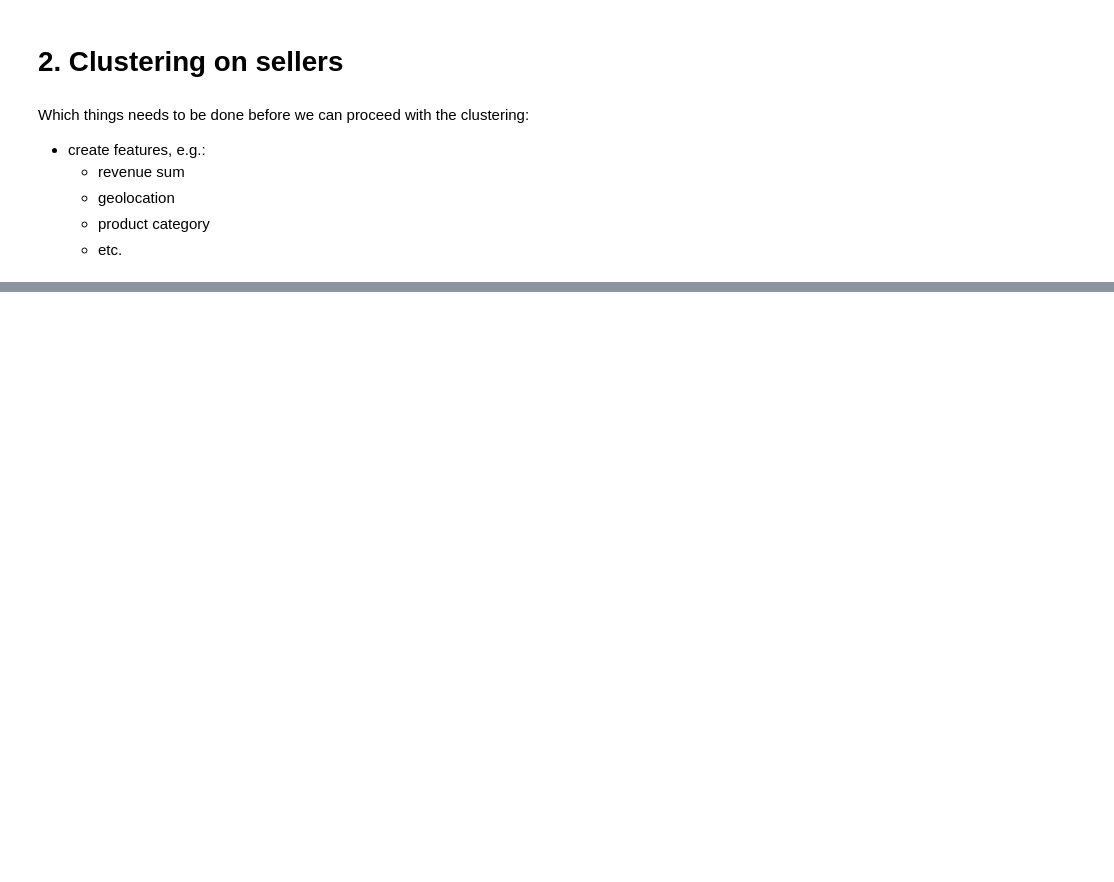
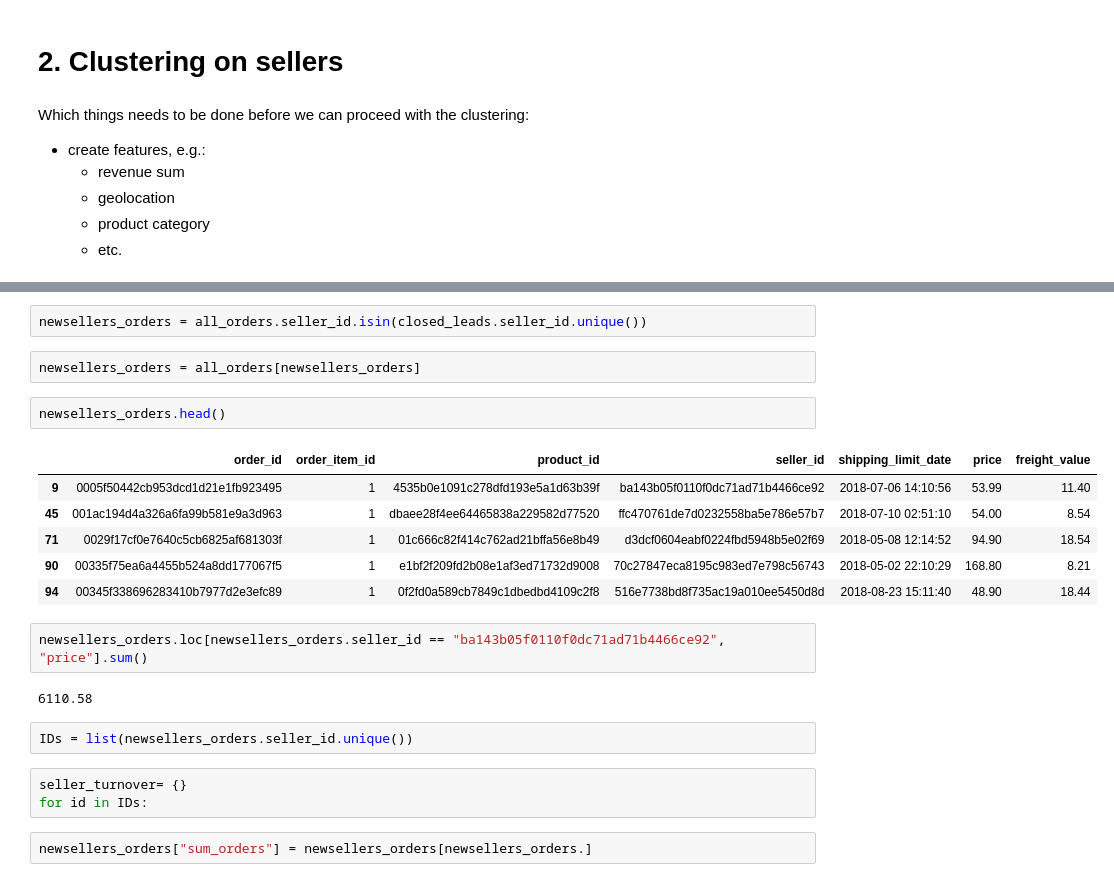
Before and after one commit to MotzWanted/Business_Analytics_Olist, a Jupyter notebook: phase1/Sellers joining the platform.ipynb, the cells around one changed output, grey strips where cells are left out. Drawn from its saved outputs; the diff is of its cells as text; blank space fills up the shorter version.

```diff
--- a/phase1/Sellers joining the platform.ipynb
+++ b/phase1/Sellers joining the platform.ipynb
@@ -392,0 +562,24 @@ Which things needs to be done before we can proceed with the clustering:
+# %%
+newsellers_orders = all_orders.seller_id.isin(closed_leads.seller_id.unique())
+# %%
+newsellers_orders = all_orders[newsellers_orders]
+# %%
+newsellers_orders.head()
+# %% [output]
+|  | order_id | order_item_id | product_id | seller_id | shipping_limit_date | price | freight_value |
+| 9 | 0005f50442cb953dcd1d21e1fb923495 | 1 | 4535b0e1091c278dfd193e5a1d63b39f | ba143b05f0110f0dc71ad71b4466ce92 | 2018-07-06 14:10:56 | 53.99 | 11.40 |
+| 45 | 001ac194d4a326a6fa99b581e9a3d963 | 1 | dbaee28f4ee64465838a229582d77520 | ffc470761de7d0232558ba5e786e57b7 | 2018-07-10 02:51:10 | 54.00 | 8.54 |
+| 71 | 0029f17cf0e7640c5cb6825af681303f | 1 | 01c666c82f414c762ad21bffa56e8b49 | d3dcf0604eabf0224fbd5948b5e02f69 | 2018-05-08 12:14:52 | 94.90 | 18.54 |
+| 90 | 00335f75ea6a4455b524a8dd177067f5 | 1 | e1bf2f209fd2b08e1af3ed71732d9008 | 70c27847eca8195c983ed7e798c56743 | 2018-05-02 22:10:29 | 168.80 | 8.21 |
+| 94 | 00345f338696283410b7977d2e3efc89 | 1 | 0f2fd0a589cb7849c1dbedbd4109c2f8 | 516e7738bd8f735ac19a010ee5450d8d | 2018-08-23 15:11:40 | 48.90 | 18.44 |
+# %%
+newsellers_orders.loc[newsellers_orders.seller_id == "ba143b05f0110f0dc71ad71b4466ce92", "price"].sum()
+# %% [output]
+6110.58
+# %%
+IDs = list(newsellers_orders.seller_id.unique())
+# %%
+seller_turnover= {}
+for id in IDs:
+# %%
+newsellers_orders["sum_orders"] = newsellers_orders[newsellers_orders.]
```
Also changed, not shown: parts of 44 cells of this notebook, 1 other file.
